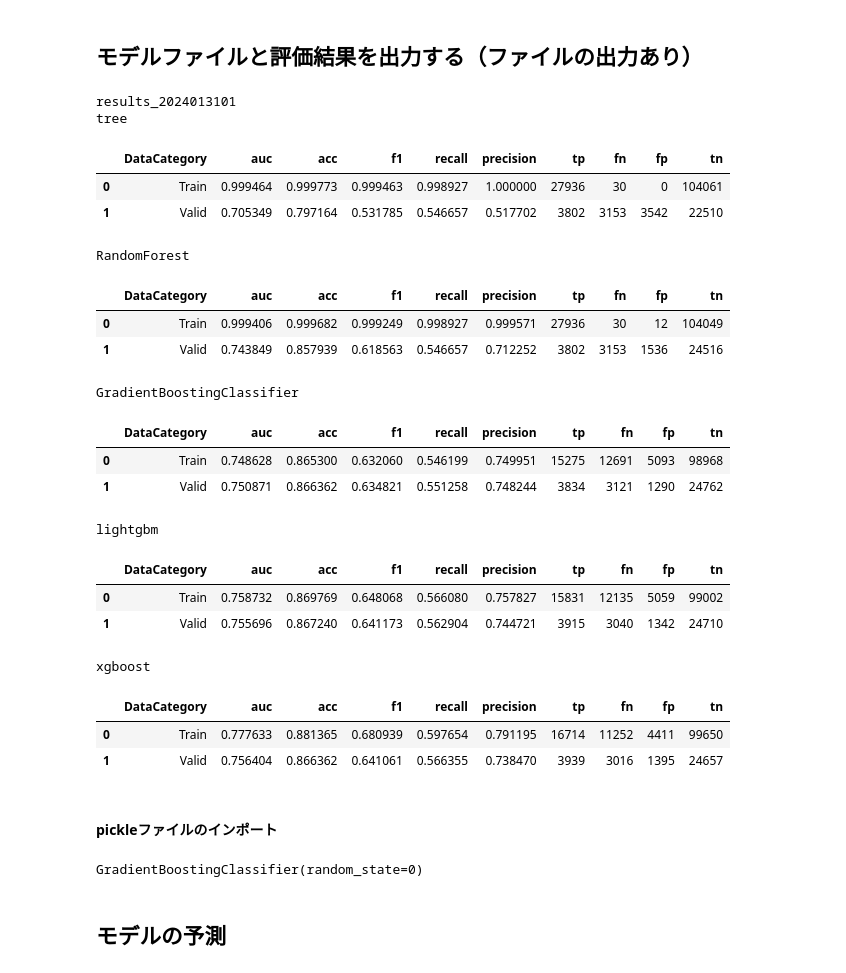
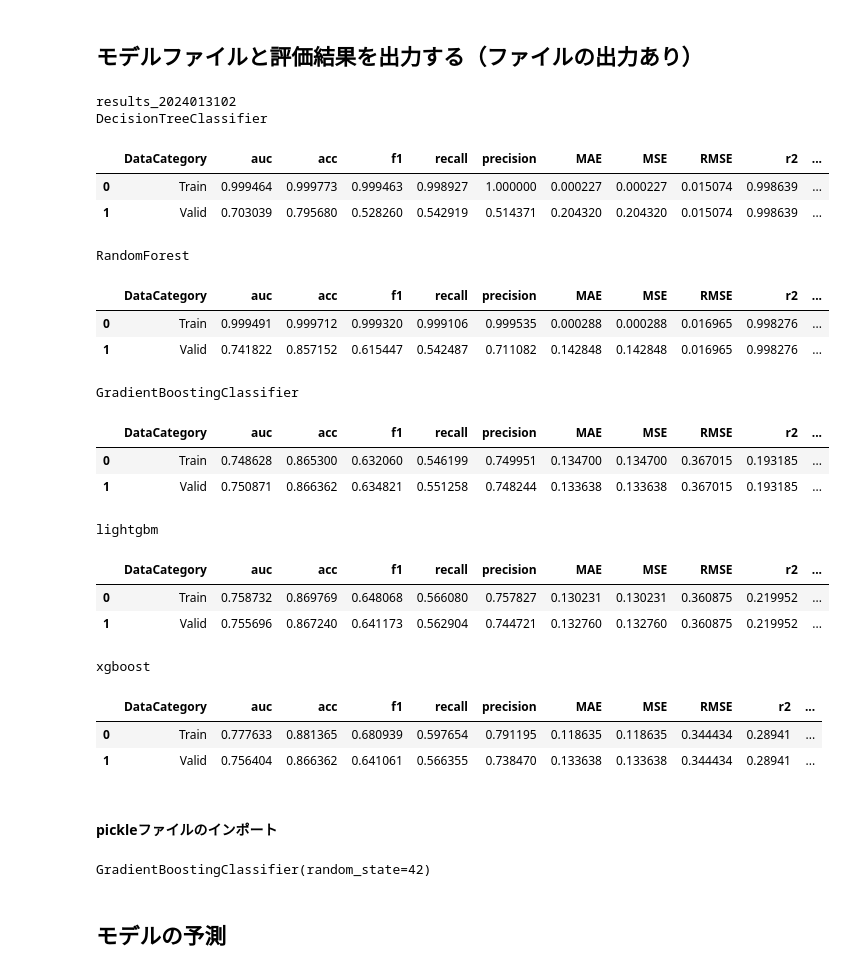
Before and after one commit to CheeseGue/DataScience, a Jupyter notebook: GithubWithKaggle/model-bank.ipynb, the cells around one changed output. Drawn from its saved outputs; the diff is of its cells as text; code cells hidden in the pictures.

Commit message:
Kaggle Notebook | Model_Bank | Version 6

```diff
--- a/GithubWithKaggle/model-bank.ipynb
+++ b/GithubWithKaggle/model-bank.ipynb
@@ -262,16 +262,33 @@ def make_model_and_eval(model, X_train, X_test, y_train, y_test):
     y_pred_train = model.predict(X_train)
     y_pred_test = model.predict(X_test)
 
+    # accuracy
     acc_train = accuracy_score(y_train, y_pred_train)
     acc_test = accuracy_score(y_test, y_pred_test)
+    # F1_score
     f1_train = f1_score(y_train, y_pred_train)
     f1_test = f1_score(y_test, y_pred_test)
+    # recall
     recall_train = recall_score(y_train, y_pred_train)
     recall_test = recall_score(y_test, y_pred_test)
+    # precision
     precision_train = precision_score(y_train, y_pred_train)
     precision_test = precision_score(y_test, y_pred_test)
+    # AUC
     auc_train = roc_auc_score(y_train, y_pred_train)
     auc_test = roc_auc_score(y_test, y_pred_test)
+    # MAE
+    mae_train = mean_absolute_error(y_train, y_pred_train)
+    mae_test = mean_absolute_error(y_test, y_pred_test)
+    # MSE
+    mse_train = mean_squared_error(y_train, y_pred_train)
+    mse_test = mean_squared_error(y_test, y_pred_test)
+    # RMSE
+    rmse_train = np.sqrt(mse_train)
+    rmse_test = np.sqrt(mse_test)
+    # r2_score
+    r2_train = r2_score(y_train, y_pred_train)
+    r2_test = r2_score(y_test, y_pred_test)
 
     tn_train, fp_train, fn_train, tp_train = confusion_matrix(y_train, y_pred_train).ravel()
     tn_test, fp_test, fn_test, tp_test = confusion_matrix(y_test, y_pred_test).ravel()
@@ -281,6 +298,10 @@ def make_model_and_eval(model, X_train, X_test, y_train, y_test):
                                'f1':[f1_train],
                                'recall':[recall_train],
                                'precision':[precision_train],
+                               'MAE':[mae_train],
+                               'MSE':[mse_train],
+                               'RMSE':[rmse_train],
+                               'r2':[r2_train],
                                'tp':[tp_train],
                                'fn':[fn_train],
                                'fp':[fp_train],
@@ -291,6 +312,10 @@ def make_model_and_eval(model, X_train, X_test, y_train, y_test):
                               'f1':[f1_test],
                               'recall':[recall_test],
                               'precision':[precision_test],
+                              'MAE':[mae_test],
+                              'MSE':[mse_test],
+                              'RMSE':[rmse_train],
+                              'r2':[r2_train],
                               'tp':[tp_test],
                               'fn':[fn_test],
                               'fp':[fp_test],
@@ -313,63 +338,63 @@ print(target_output_dir)
 
 
 
-models = {'tree': DecisionTreeClassifier(random_state=0),
-          'RandomForest':RandomForestClassifier(random_state=0),
-          'GradientBoostingClassifier':GradientBoostingClassifier(random_state=0),
-         'lightgbm': LGBMClassifier(random_state=42),
-         'xgboost': XGBClassifier(random_state=42)}
+models = {'DecisionTreeClassifier': DecisionTreeClassifier(random_state=42),
+          'RandomForest':RandomForestClassifier(random_state=42),
+          'GradientBoostingClassifier':GradientBoostingClassifier(random_state=42),
+          'lightgbm': LGBMClassifier(random_state=42),
+          'xgboost': XGBClassifier(random_state=42)}
 
 score_all = []
 importance_all = []
 for model_name, model in models.items():
     print(model_name)
     score, importance, model, cols = make_model_and_eval(model, X_train, X_valid, y_train, y_valid)
     score['model_name'] = model_name
     importance['model_name'] = model_name
 
     model_names = f'model_{model_name}.pickle'
     model_path = os.path.join(target_output_dir, model_names)
     with open(model_path, mode='wb') as f:
         pickle.dump(model, f, protocol=2)
     score_all.append(score)
     importance_all.append(importance)
 score_all = pd.concat(score_all, ignore_index=True)
 importance_all = pd.concat(importance_all, ignore_index=True)
 cols = pd.DataFrame({'X_cols':X_train.columns})
 
 score_name = 'score.csv'
 importance_name = 'importance.csv'
 cols_name = 'X_cols.csv'
 
 score_path = os.path.join(target_output_dir, score_name)
 importance_path = os.path.join(target_output_dir, importance_name)
 cols_path = os.path.join(target_output_dir, cols_name)
 
 score_all.to_csv(score_path, index=False)
 importance_all.to_csv(importance_path, index=False)
 cols.to_csv(cols_path, index=False)
 # %% [output]
-results_2024013101
-tree
+results_2024013102
+DecisionTreeClassifier
-|  | DataCategory | auc | acc | f1 | recall | precision | tp | fn | fp | tn |
-| 0 | Train | 0.999464 | 0.999773 | 0.999463 | 0.998927 | 1.000000 | 27936 | 30 | 0 | 104061 |
-| 1 | Valid | 0.705349 | 0.797164 | 0.531785 | 0.546657 | 0.517702 | 3802 | 3153 | 3542 | 22510 |
+|  | DataCategory | auc | acc | f1 | recall | precision | MAE | MSE | RMSE | r2 | ... |
+| 0 | Train | 0.999464 | 0.999773 | 0.999463 | 0.998927 | 1.000000 | 0.000227 | 0.000227 | 0.015074 | 0.998639 | ... |
+| 1 | Valid | 0.703039 | 0.795680 | 0.528260 | 0.542919 | 0.514371 | 0.204320 | 0.204320 | 0.015074 | 0.998639 | ... |
 RandomForest
-|  | DataCategory | auc | acc | f1 | recall | precision | tp | fn | fp | tn |
-| 0 | Train | 0.999406 | 0.999682 | 0.999249 | 0.998927 | 0.999571 | 27936 | 30 | 12 | 104049 |
-| 1 | Valid | 0.743849 | 0.857939 | 0.618563 | 0.546657 | 0.712252 | 3802 | 3153 | 1536 | 24516 |
+|  | DataCategory | auc | acc | f1 | recall | precision | MAE | MSE | RMSE | r2 | ... |
+| 0 | Train | 0.999491 | 0.999712 | 0.999320 | 0.999106 | 0.999535 | 0.000288 | 0.000288 | 0.016965 | 0.998276 | ... |
+| 1 | Valid | 0.741822 | 0.857152 | 0.615447 | 0.542487 | 0.711082 | 0.142848 | 0.142848 | 0.016965 | 0.998276 | ... |
 GradientBoostingClassifier
-|  | DataCategory | auc | acc | f1 | recall | precision | tp | fn | fp | tn |
-| 0 | Train | 0.748628 | 0.865300 | 0.632060 | 0.546199 | 0.749951 | 15275 | 12691 | 5093 | 98968 |
-| 1 | Valid | 0.750871 | 0.866362 | 0.634821 | 0.551258 | 0.748244 | 3834 | 3121 | 1290 | 24762 |
+|  | DataCategory | auc | acc | f1 | recall | precision | MAE | MSE | RMSE | r2 | ... |
+| 0 | Train | 0.748628 | 0.865300 | 0.632060 | 0.546199 | 0.749951 | 0.134700 | 0.134700 | 0.367015 | 0.193185 | ... |
+| 1 | Valid | 0.750871 | 0.866362 | 0.634821 | 0.551258 | 0.748244 | 0.133638 | 0.133638 | 0.367015 | 0.193185 | ... |
 lightgbm
-|  | DataCategory | auc | acc | f1 | recall | precision | tp | fn | fp | tn |
-| 0 | Train | 0.758732 | 0.869769 | 0.648068 | 0.566080 | 0.757827 | 15831 | 12135 | 5059 | 99002 |
-| 1 | Valid | 0.755696 | 0.867240 | 0.641173 | 0.562904 | 0.744721 | 3915 | 3040 | 1342 | 24710 |
+|  | DataCategory | auc | acc | f1 | recall | precision | MAE | MSE | RMSE | r2 | ... |
+| 0 | Train | 0.758732 | 0.869769 | 0.648068 | 0.566080 | 0.757827 | 0.130231 | 0.130231 | 0.360875 | 0.219952 | ... |
+| 1 | Valid | 0.755696 | 0.867240 | 0.641173 | 0.562904 | 0.744721 | 0.132760 | 0.132760 | 0.360875 | 0.219952 | ... |
 xgboost
-|  | DataCategory | auc | acc | f1 | recall | precision | tp | fn | fp | tn |
-| 0 | Train | 0.777633 | 0.881365 | 0.680939 | 0.597654 | 0.791195 | 16714 | 11252 | 4411 | 99650 |
-| 1 | Valid | 0.756404 | 0.866362 | 0.641061 | 0.566355 | 0.738470 | 3939 | 3016 | 1395 | 24657 |
+|  | DataCategory | auc | acc | f1 | recall | precision | MAE | MSE | RMSE | r2 | ... |
+| 0 | Train | 0.777633 | 0.881365 | 0.680939 | 0.597654 | 0.791195 | 0.118635 | 0.118635 | 0.344434 | 0.28941 | ... |
+| 1 | Valid | 0.756404 | 0.866362 | 0.641061 | 0.566355 | 0.738470 | 0.133638 | 0.133638 | 0.344434 | 0.28941 | ... |
 # %% [markdown]
 #### pickleファイルのインポート
 # %%
@@ -384,7 +409,7 @@ with open(model_path, mode='rb') as f:
 
 print(model)
 # %% [output]
-GradientBoostingClassifier(random_state=0)
+GradientBoostingClassifier(random_state=42)
 # %% [markdown]
 ## モデルの予測
 # %%
```
Also changed, not shown: parts of 2 cells of this notebook.
